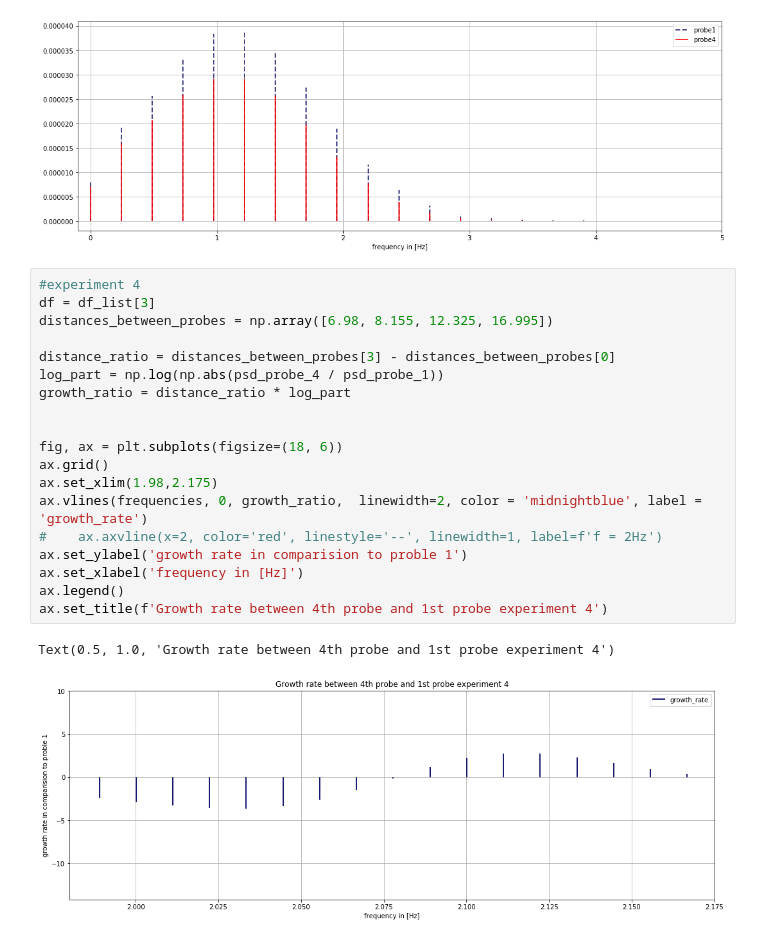
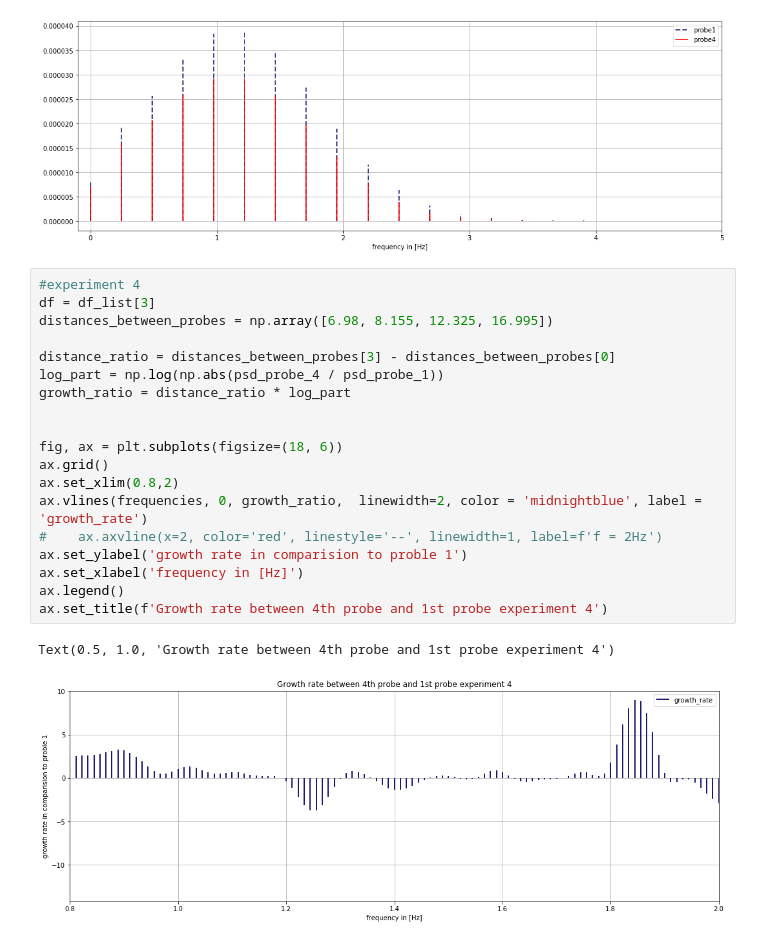
Before and after one commit to AnnaWojciechowska/MEK4350, a Jupyter notebook: Obligatorisk_1/welch.ipynb, the cells around one changed output. Saved outputs shown, nothing was run; the diff lists cells and outputs as text.

```diff
--- a/Obligatorisk_1/welch.ipynb
+++ b/Obligatorisk_1/welch.ipynb
@@ -106,22 +106,22 @@ _ = ax.set_xlim(-0.10, 5)
 # %%
 #experiment 4
 df = df_list[3]
 distances_between_probes = np.array([6.98, 8.155, 12.325, 16.995])
 
 distance_ratio = distances_between_probes[3] - distances_between_probes[0]
 log_part = np.log(np.abs(psd_probe_4 / psd_probe_1))
 growth_ratio = distance_ratio * log_part
 
 
 fig, ax = plt.subplots(figsize=(18, 6))
 ax.grid()
-ax.set_xlim(1.98,2.175)
+ax.set_xlim(0.8,2)
 ax.vlines(frequencies, 0, growth_ratio,  linewidth=2, color = 'midnightblue', label = 'growth_rate')
 #    ax.axvline(x=2, color='red', linestyle='--', linewidth=1, label=f'f = 2Hz')
 ax.set_ylabel('growth rate in comparision to proble 1')
 ax.set_xlabel('frequency in [Hz]')
 ax.legend()
 ax.set_title(f'Growth rate between 4th probe and 1st probe experiment 4')
 # %% [output]
 Text(0.5, 1.0, 'Growth rate between 4th probe and 1st probe experiment 4')
-[figure, old version]
+[figure, new version]
```
Also changed, not shown: parts of 1 cell of this notebook, 1 other file.
